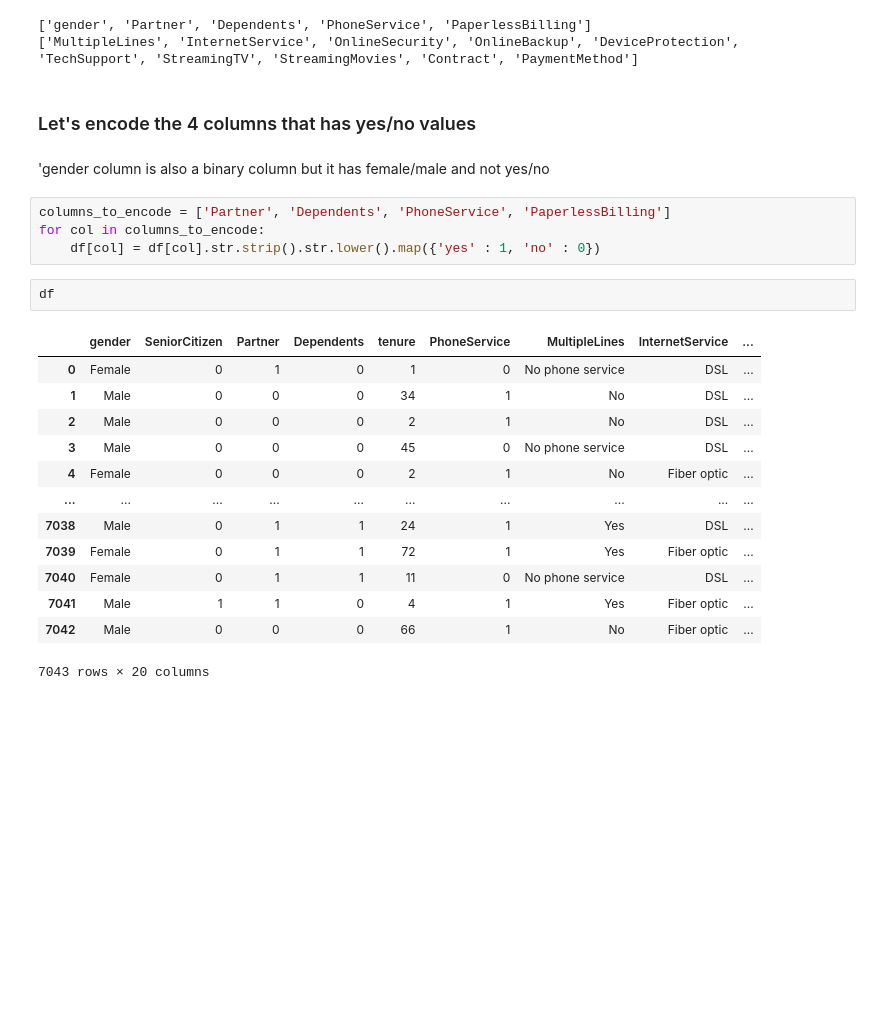
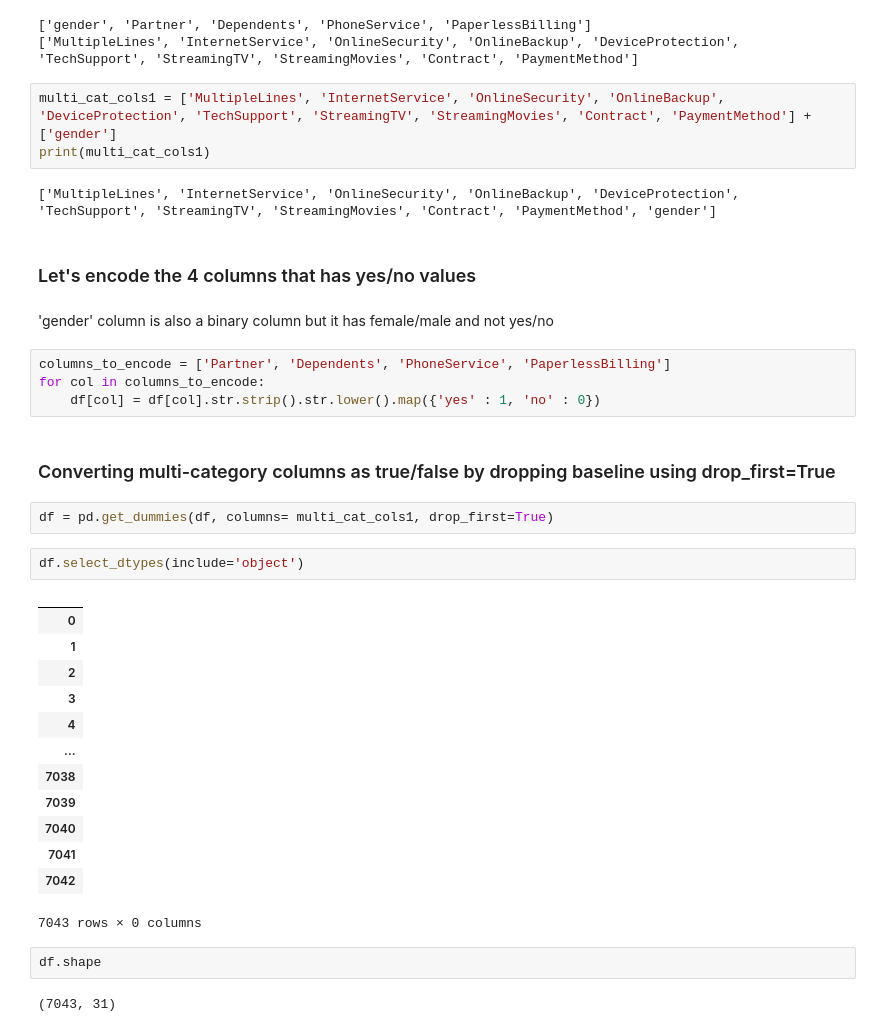
Before and after one commit to prerit0/Customer-Churn-Prediction, a Jupyter notebook: notebooks/churn_Analysis.ipynb, the cells around one changed output. Cells and saved outputs as stored; diff of their text form; blank space fills up the shorter version.

```diff
--- a/notebooks/churn_Analysis.ipynb
+++ b/notebooks/churn_Analysis.ipynb
@@ -265,27 +265,40 @@ print(multi_cat_cols)
 # %% [output]
 ['gender', 'Partner', 'Dependents', 'PhoneService', 'PaperlessBilling']
 ['MultipleLines', 'InternetService', 'OnlineSecurity', 'OnlineBackup', 'DeviceProtection', 'TechSupport', 'StreamingTV', 'StreamingMovies', 'Contract', 'PaymentMethod']
+# %%
+multi_cat_cols1 = ['MultipleLines', 'InternetService', 'OnlineSecurity', 'OnlineBackup', 'DeviceProtection', 'TechSupport', 'StreamingTV', 'StreamingMovies', 'Contract', 'PaymentMethod'] + ['gender']
+print(multi_cat_cols1)
+# %% [output]
+['MultipleLines', 'InternetService', 'OnlineSecurity', 'OnlineBackup', 'DeviceProtection', 'TechSupport', 'StreamingTV', 'StreamingMovies', 'Contract', 'PaymentMethod', 'gender']
 # %% [markdown]
 ### Let's encode the 4 columns that has yes/no values
 # %% [markdown]
-'gender column is also a binary column but it has female/male and not yes/no
+'gender' column is also a binary column but it has female/male and not yes/no
 # %%
 columns_to_encode = ['Partner', 'Dependents', 'PhoneService', 'PaperlessBilling']
 for col in columns_to_encode:
     df[col] = df[col].str.strip().str.lower().map({'yes' : 1, 'no' : 0})
+# %% [markdown]
+### Converting multi-category columns as true/false by dropping baseline using drop_first=True
 # %%
-df
+df = pd.get_dummies(df, columns= multi_cat_cols1, drop_first=True)
-# %% [output]
-|  | gender | SeniorCitizen | Partner | Dependents | tenure | PhoneService | MultipleLines | InternetService | ... |
-| 0 | Female | 0 | 1 | 0 | 1 | 0 | No phone service | DSL | ... |
-| 1 | Male | 0 | 0 | 0 | 34 | 1 | No | DSL | ... |
-| 2 | Male | 0 | 0 | 0 | 2 | 1 | No | DSL | ... |
-| 3 | Male | 0 | 0 | 0 | 45 | 0 | No phone service | DSL | ... |
-| 4 | Female | 0 | 0 | 0 | 2 | 1 | No | Fiber optic | ... |
-| ... | ... | ... | ... | ... | ... | ... | ... | ... | ... |
-| 7038 | Male | 0 | 1 | 1 | 24 | 1 | Yes | DSL | ... |
-| 7039 | Female | 0 | 1 | 1 | 72 | 1 | Yes | Fiber optic | ... |
-| 7040 | Female | 0 | 1 | 1 | 11 | 0 | No phone service | DSL | ... |
-| 7041 | Male | 1 | 1 | 0 | 4 | 1 | Yes | Fiber optic | ... |
-| 7042 | Male | 0 | 0 | 0 | 66 | 1 | No | Fiber optic | ... |
-7043 rows × 20 columns
+# %%
+df.select_dtypes(include='object')
+# %% [output]
+|  |
+| 0 |
+| 1 |
+| 2 |
+| 3 |
+| 4 |
+| ... |
+| 7038 |
+| 7039 |
+| 7040 |
+| 7041 |
+| 7042 |
+7043 rows × 0 columns
+# %%
+df.shape
+# %% [output]
+(7043, 31)
```
Also changed, not shown: parts of 1 cell of this notebook.
